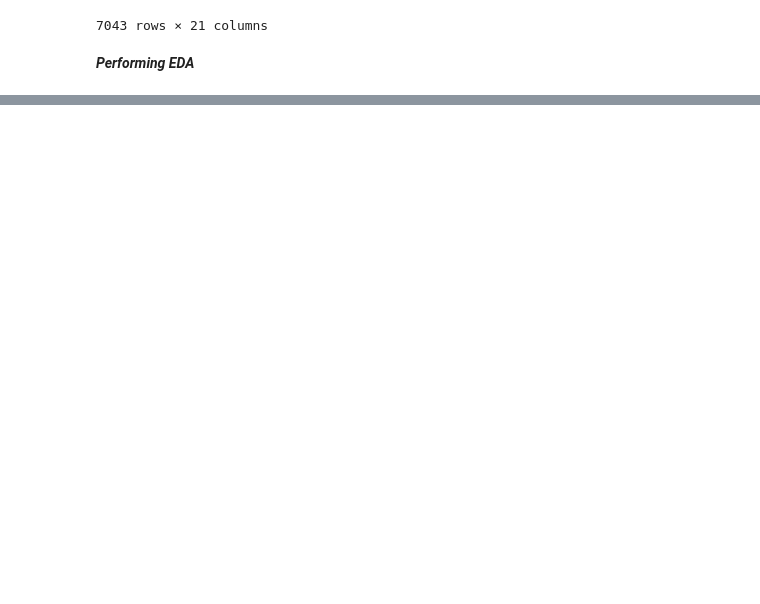
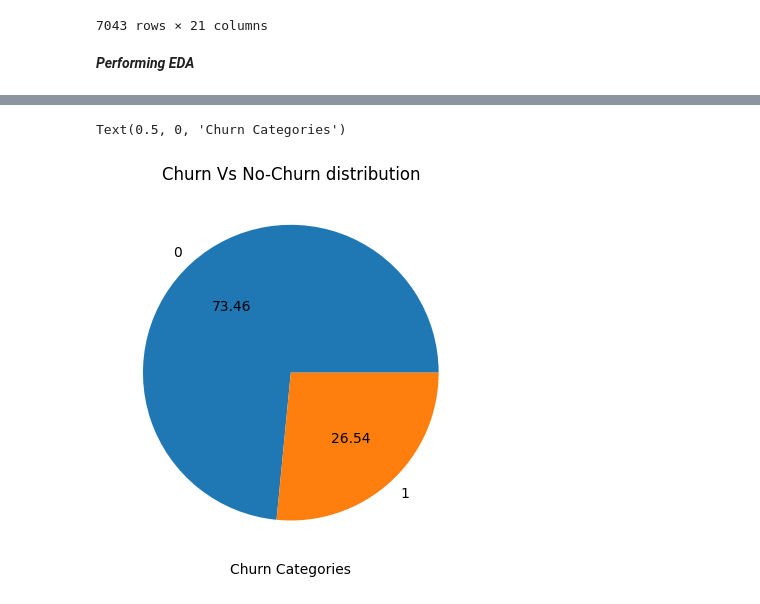
Before and after one commit to SIRuqayyah/Customer-Churn-Analysis, a Jupyter notebook: customer_churn_Analysis.ipynb, the cells around one changed output, grey strips where cells are left out. Drawn from its saved outputs; the diff is of its cells as text; code cells hidden in the pictures; blank space fills up the shorter version.

```diff
--- a/customer_churn_Analysis.ipynb
+++ b/customer_churn_Analysis.ipynb
@@ -217,0 +258,15 @@ customertable.describe()
+# %%
+'''fig = plt.figure(figsize =(10, 7))
+plt.pie(customertable['Churn'], labels=customertable['Churn'], colors=['red', 'blue', 'green'])
+plt.title('Churn Vs No-Churn distribution')
+plt.xlabel('Churn Categories')
+#plt.ylabel('#Customers')
+plt.show()'''
+
+customertable.groupby('Churn').size().plot(kind='pie', autopct='%.2f')
+plt.title('Churn Vs No-Churn distribution')
+plt.xlabel('Churn Categories')
+#plt.ylabel('#Customers')
+# %% [output]
+Text(0.5, 0, 'Churn Categories')
+[figure, added]
```
Also changed, not shown: parts of 4 cells of this notebook.
